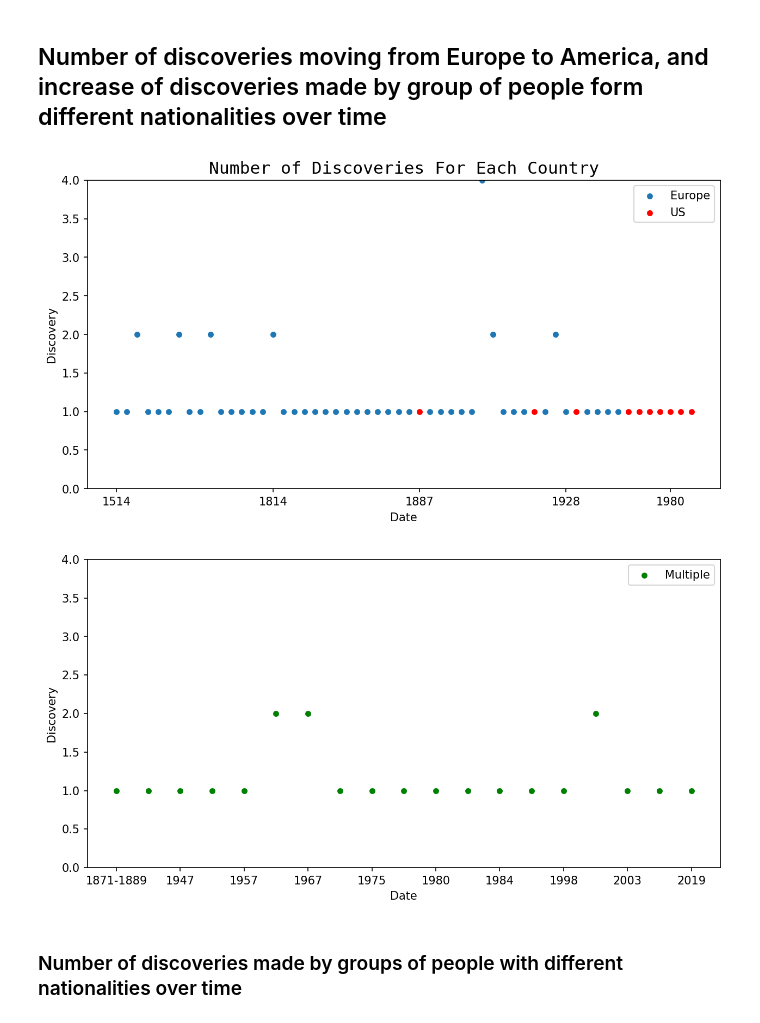
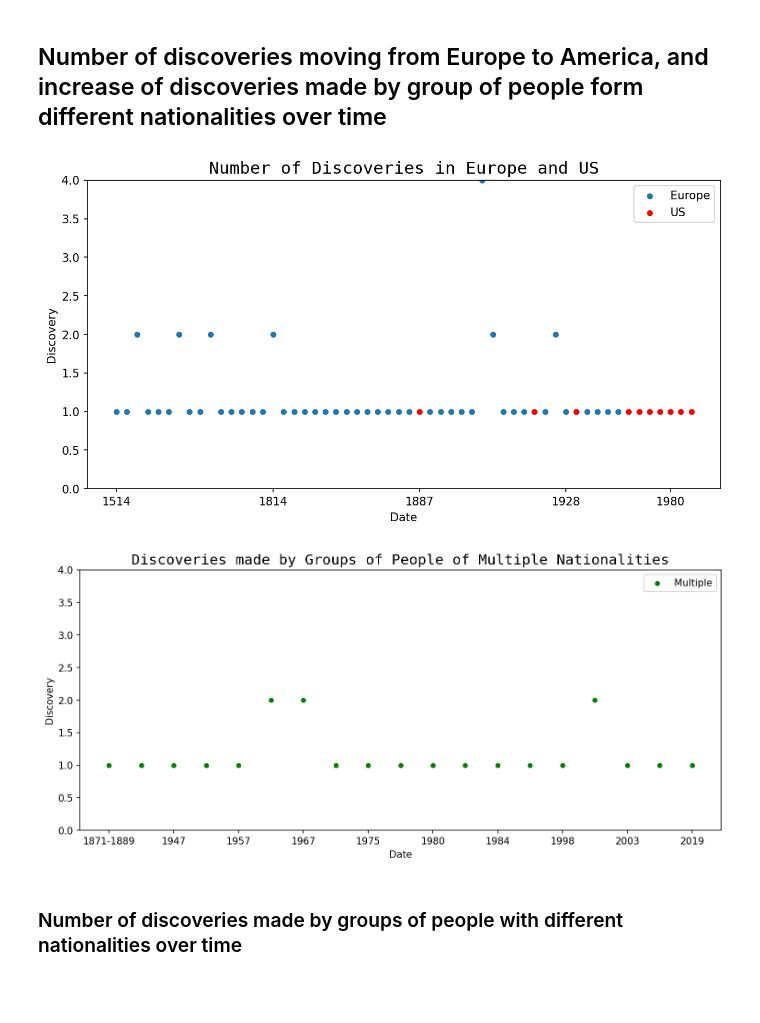
Before and after one commit to cgMuro/physics-discoveries-analysis, a Jupyter notebook: physics_analysis.ipynb, the cells around one changed output. Cells and saved outputs as stored; diff of their text form; code cells hidden in the pictures; blank space fills up the shorter version.

```diff
--- a/physics_analysis.ipynb
+++ b/physics_analysis.ipynb
@@ -139,38 +139,38 @@ for c in df['Country of origin']:
 
 # Drop duplicates from data frames
 europe_df.drop_duplicates(inplace=True, ignore_index=True)
 us_df.drop_duplicates(inplace=True, ignore_index=True)
 multiple_df.drop_duplicates(inplace=True, ignore_index=True)
 
 # Create discovery data frames
 europe_discoveries = europe_df.groupby('Date', as_index=False).count()
 us_discoveries = us_df.groupby('Date', as_index=False).count()
 multiple_discoveries = multiple_df.groupby('Date', as_index=False).count()
 
 # FIRST scatterplot of Europe and US discoveries
 plt.figure(figsize=(10, 5), dpi=150)
 
-plt.title('Number of Discoveries For Each Country', fontdict={'fontfamily': 'monospace', 'fontsize': 15})
+plt.title('Number of Discoveries in Europe and US', fontdict={'fontfamily': 'monospace', 'fontsize': 15})
 # plot chart
 c = sns.scatterplot(x='Date', y='Discovery', data=europe_discoveries, label='Europe')
 c = sns.scatterplot(x='Date', y='Discovery', data=us_discoveries, label='US', color='red')
 # set x ticks and y axis limit
 c.set(xticks=discoveries.Date[0::15], ylim=[0, 4])
 
 plt.show()
 
 # SECOND scatterplot of multiple natinality discoveries
-plt.figure(figsize=(10, 5), dpi=150)
-
+plt.figure(figsize=(12, 5), dpi=150)
+plt.title('Discoveries made by Groups of People of Multiple Nationalities', fontdict={'fontfamily': 'monospace', 'fontsize': 15})
 # plot chart
 c = sns.scatterplot(x='Date', y='Discovery', data=multiple_discoveries, label='Multiple', color='green')
 # set x ticks and y axis limit
 c.set(xticks=multiple_discoveries.Date[0::2], ylim=[0, 4])
 
 plt.show()
 # %% [output]
-[figure, old version]
+[figure, new version]
-[figure, old version]
+[figure, new version]
 # %% [markdown]
 ### Number of discoveries made by groups of people with different nationalities over time
 # %%
```
Also changed, not shown: 1 other file.
